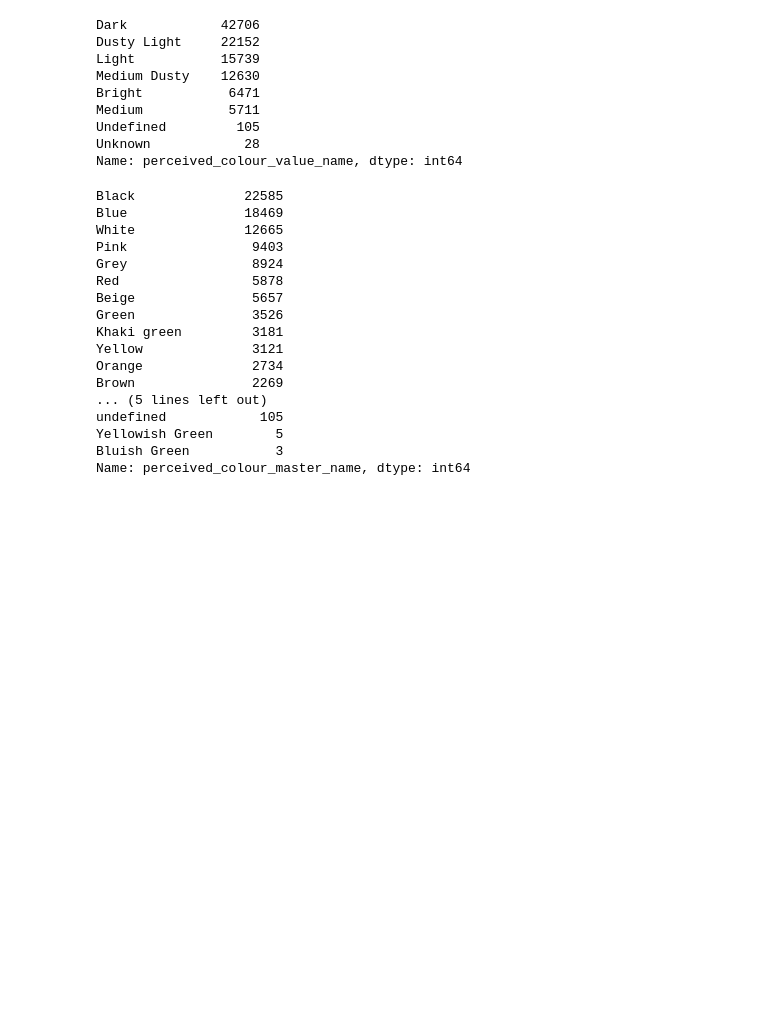
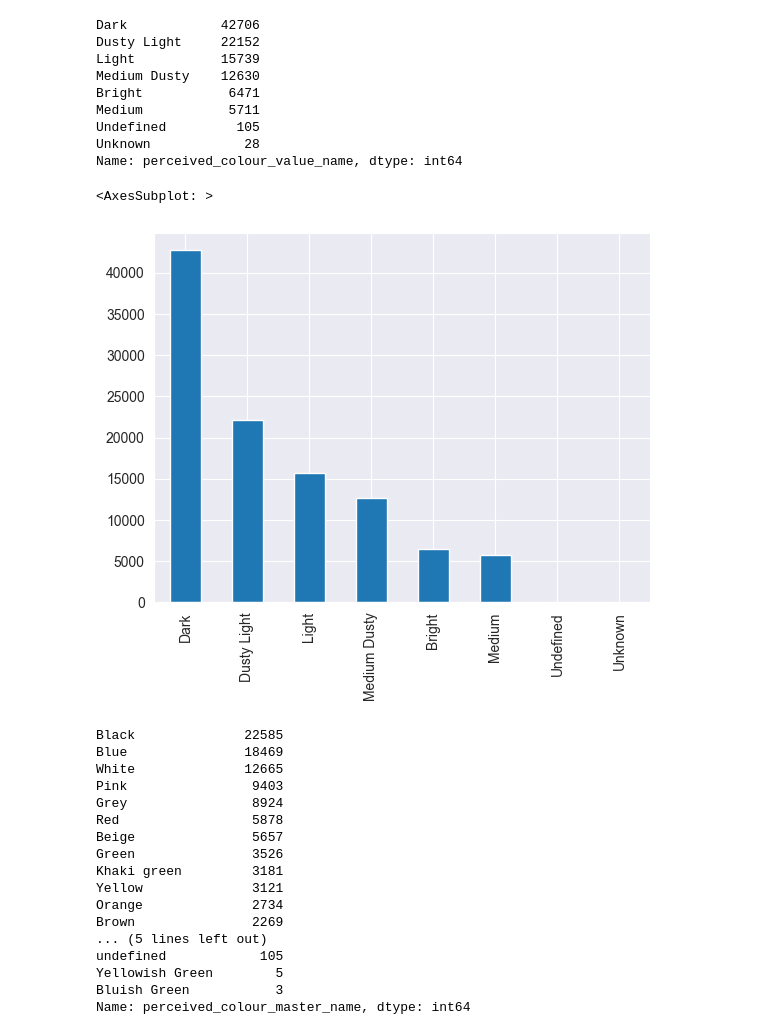
Before and after one commit to LienM/ai-project-23-24, a Jupyter notebook: BasTobback/EDA_onPC.ipynb, the cells around one changed output. Cells and saved outputs as stored; diff of their text form; code cells hidden in the pictures; blank space fills up the shorter version.

```diff
--- a/BasTobback/EDA_onPC.ipynb
+++ b/BasTobback/EDA_onPC.ipynb
@@ -245,6 +245,11 @@ Medium           5711
 Undefined         105
 Unknown            28
 Name: perceived_colour_value_name, dtype: int64
+# %%
+articles["perceived_colour_value_name"].value_counts().plot.bar()
+# %% [output]
+<AxesSubplot: >
+[figure, added]
 # %%
 articles["perceived_colour_master_name"].value_counts()
 # %% [output]
```
Also changed, not shown: parts of 1 cell of this notebook.
